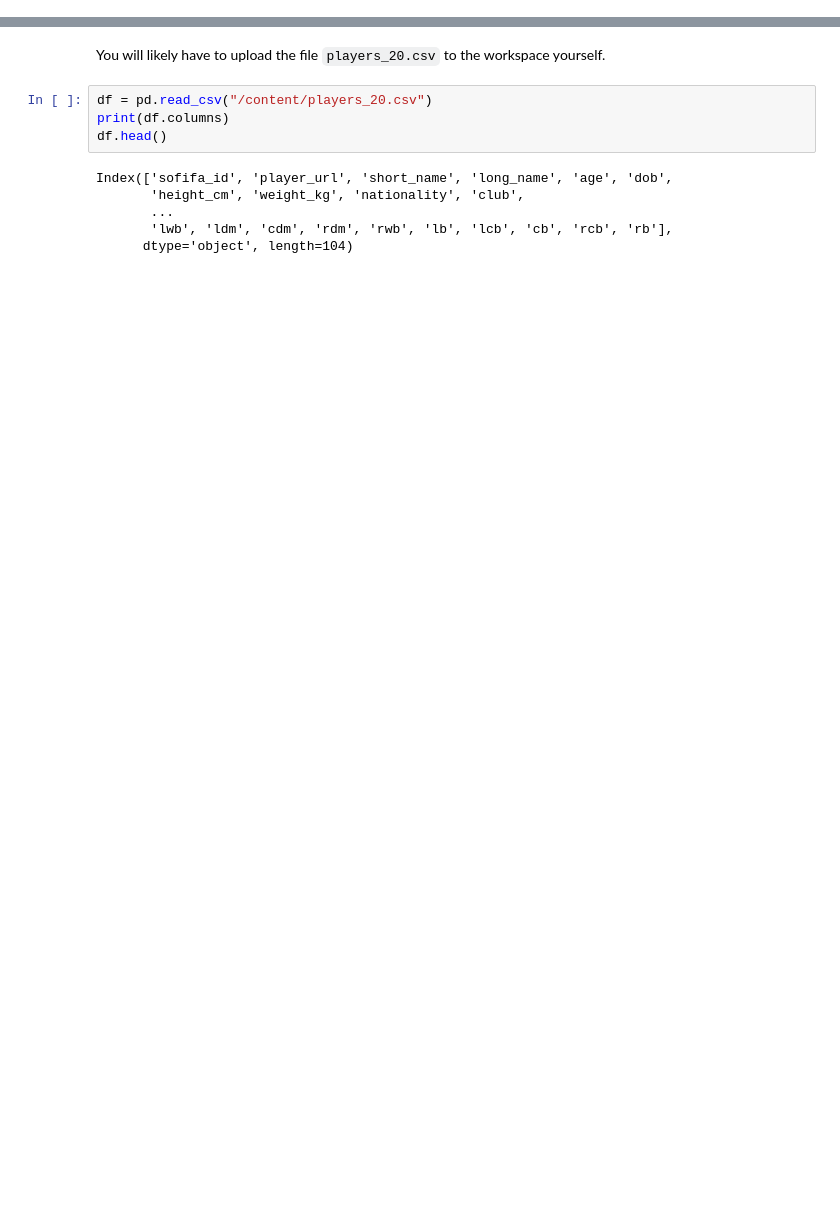
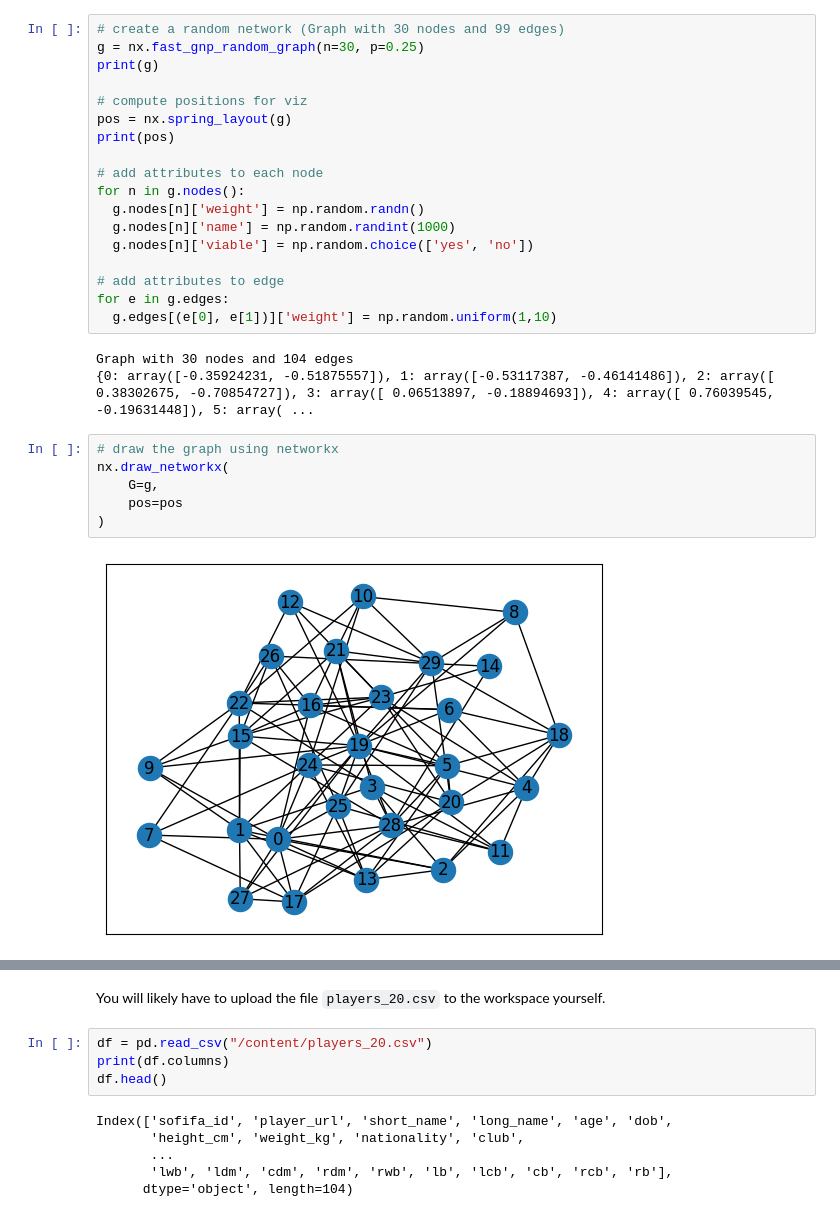
Before and after one commit to heesukjang/W209_DataViz_Summer2023, a Jupyter notebook: Unit_Assignments/Week_08_Assignment_NetworkX.ipynb, the cells around one changed output, grey strips where cells are left out. Saved outputs shown, nothing was run; the diff lists cells and outputs as text; blank space fills up the shorter version.

```diff
--- a/Unit_Assignments/Week_08_Assignment_NetworkX.ipynb
+++ b/Unit_Assignments/Week_08_Assignment_NetworkX.ipynb
@@ -13,0 +47,29 @@ pd.__version__
+# %%
+# create a random network (Graph with 30 nodes and 99 edges)
+g = nx.fast_gnp_random_graph(n=30, p=0.25)
+print(g)
+
+# compute positions for viz
+pos = nx.spring_layout(g)
+print(pos)
+
+# add attributes to each node
+for n in g.nodes():
+  g.nodes[n]['weight'] = np.random.randn()
+  g.nodes[n]['name'] = np.random.randint(1000)
+  g.nodes[n]['viable'] = np.random.choice(['yes', 'no'])
+
+# add attributes to edge
+for e in g.edges:
+  g.edges[(e[0], e[1])]['weight'] = np.random.uniform(1,10)
+# %% [output]
+Graph with 30 nodes and 104 edges
+{0: array([-0.35924231, -0.51875557]), 1: array([-0.53117387, -0.46141486]), 2: array([ 0.38302675, -0.70854727]), 3: array([ 0.06513897, -0.18894693]), 4: array([ 0.76039545, -0.19631448]), 5: array( ...
+# %%
+# draw the graph using networkx
+nx.draw_networkx(
+    G=g,
+    pos=pos
+)
+# %% [output]
+[figure, added]
```
Also changed, not shown: parts of 8 cells of this notebook.
